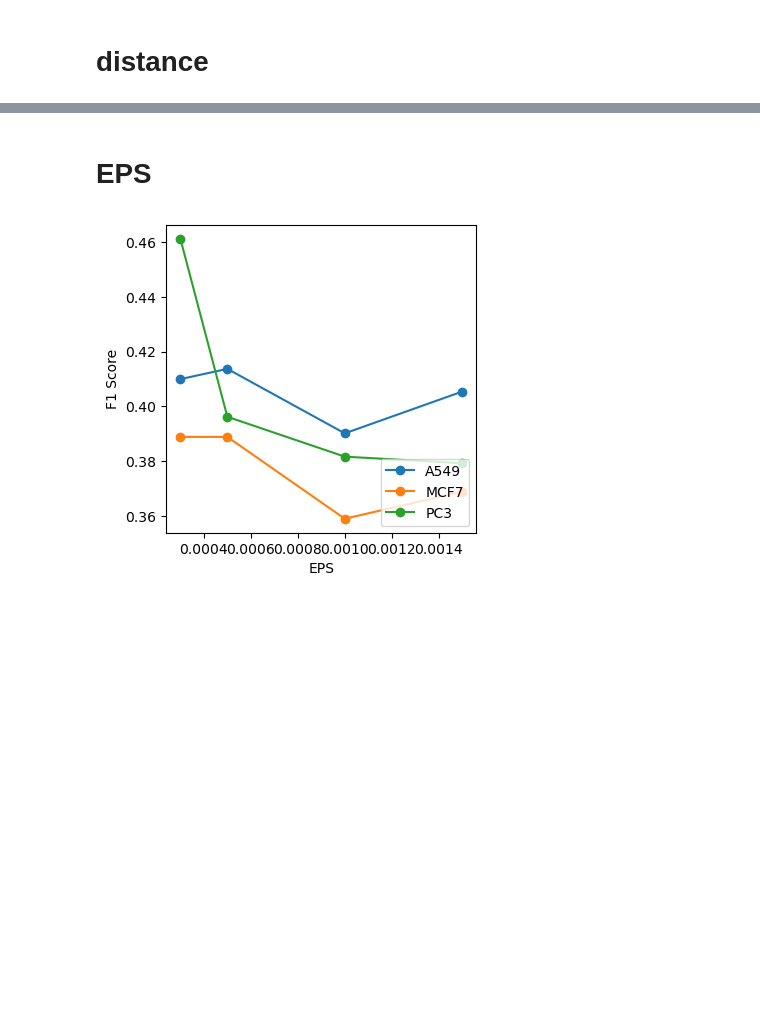
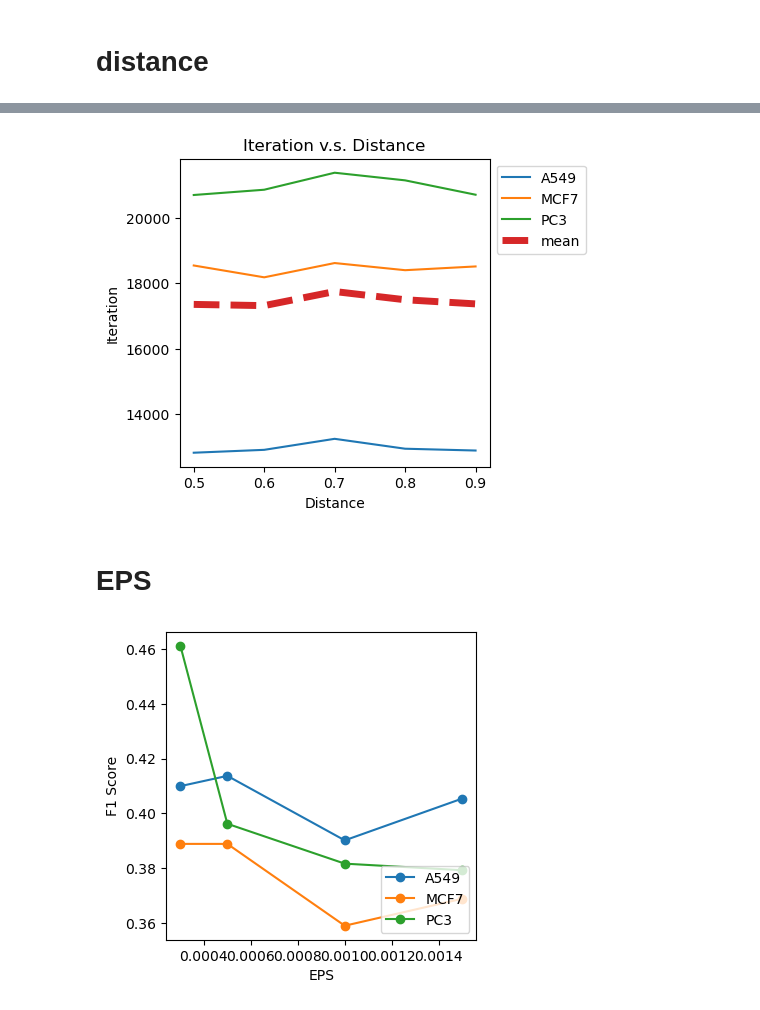
Before and after one commit to dearhannah/AnchorDrug_official, a Jupyter notebook: DataAnalysis/advBIM_hyperparameter_AL.ipynb, the cells around one changed output, grey strips where cells are left out. Saved outputs shown, nothing was run; the diff lists cells and outputs as text; code cells hidden in the pictures; blank space fills up the shorter version.

```diff
--- a/DataAnalysis/advBIM_hyperparameter_AL.ipynb
+++ b/DataAnalysis/advBIM_hyperparameter_AL.ipynb
@@ -15,7 +15,6 @@ def readfile(pred_data):
     precision = np.array([precision_score(data[0], data[i],average=None) for i in range(1,round_num+1)]).T
     recall = np.array([recall_score(data[0], data[i],average=None) for i in range(1,round_num+1)]).T
     accuracy = np.array([accuracy_score(data[0], data[i]) for i in range(1,round_num+1)])
-
     return f1, precision, recall, accuracy, f1_macro
 
 
@@ -45,7 +44,7 @@ def getxy(root_dir, files, poscode=1, repeat_time=3):
     return x, y
 
 
-def metrics_from_txt(fname):
+def metrics_from_txt(fname, repeat_time=3):
     paragraph = []
     count = 0
     with open(fname) as f:
@@ -164,35 +164,43 @@ plt.show()
 # %%
-file_dir = '/egr/research-aidd/menghan1/AnchorDrug/ActiveLearning_one_cellline/logfile/advbim_dist_tuning/'
+file_dir = '/egr/research-aidd/menghan1/AnchorDrug/ActiveLearning_one_cellline/logfile/advbim_dist/'
 file_list = os.listdir(file_dir)
+repeat = 3
 
 fig1, ax1 = plt.subplots(1,1, figsize=(4,4))
+count_mean = [0,0,0,0,0]
 for c in ['A549', 'MCF7', 'PC3']:
     file_list_c = [f for f in file_list if f'{c}_AdversarialBIM' in f]
     # fig, ax = plt.subplots(1,2, figsize=(10,4))
     dist_list = []
     time_list = []
+    count_list = []
     for f in np.sort(file_list_c):
         # print(f)
-        dist_list.append(float(f.split('-')[2].split('_')[0]))
-        df, time = metrics_from_txt(f'{file_dir}/{f}')
-        time_list.append(time/5)
+        dist_list.append(float(f.split('_')[2].split('-')[2]))
+        df, time, count = metrics_from_txt(f'{file_dir}/{f}')
+        time_list.append(time/repeat)
+        count_list.append(count/repeat)
         x = df.index.to_list()
-        acc = df.accuracy.to_list()
-        f1 = df.F1.to_list()
+        # acc = df.accuracy.to_list()
+        # f1 = df.F1.to_list()
     #     ax[0].plot(x, acc, label=f.split('-')[2].split('_')[0])
     #     ax[1].plot(x, f1, label=f.split('-')[2].split('_')[0])
     # plt.legend(bbox_to_anchor=(1.1, 1.05))
     # ax[0].set_title(f'Cell line {c}: Accuracy')
     # ax[1].set_title(f'Cell line {c}: F1-score')
     # fig.tight_layout()  # otherwise the right y-label is slightly clipped
     # plt.show()
+    count_mean = [sum(x) for x in zip(count_mean, count_list)]
+    ax1.plot(dist_list, count_list, label=c)
 
-    ax1.plot(dist_list, time_list, 'o-', label=c)
-
-plt.legend(loc='lower left')
-plt.ylabel('Time')
+ax1.plot(dist_list, [e/3 for e in count_mean], '--', label='mean', linewidth=5.0)
+plt.legend(bbox_to_anchor=(1, 1))
+plt.ylabel('Iteration')
 plt.xlabel('Distance')
+plt.title('Iteration v.s. Distance')
 plt.show()
+# %% [output]
+[figure, added]
 # %% [markdown]
 # EPS
 # %%
```
Also changed, not shown: parts of 2 cells of this notebook, 24 other files.
